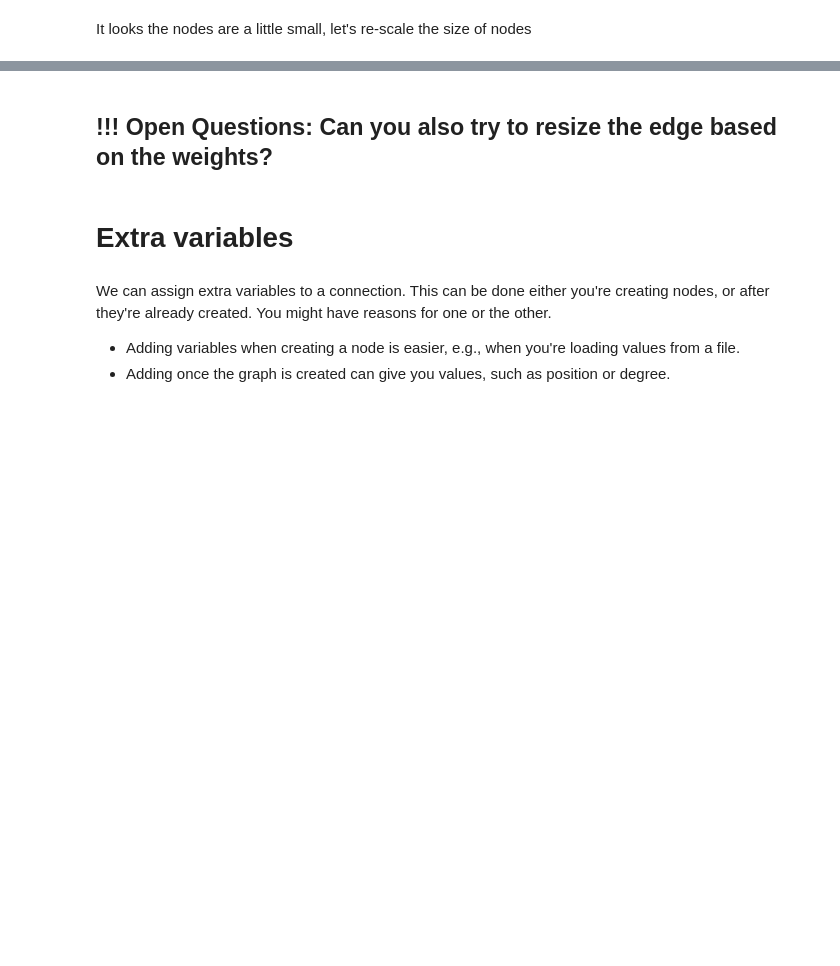
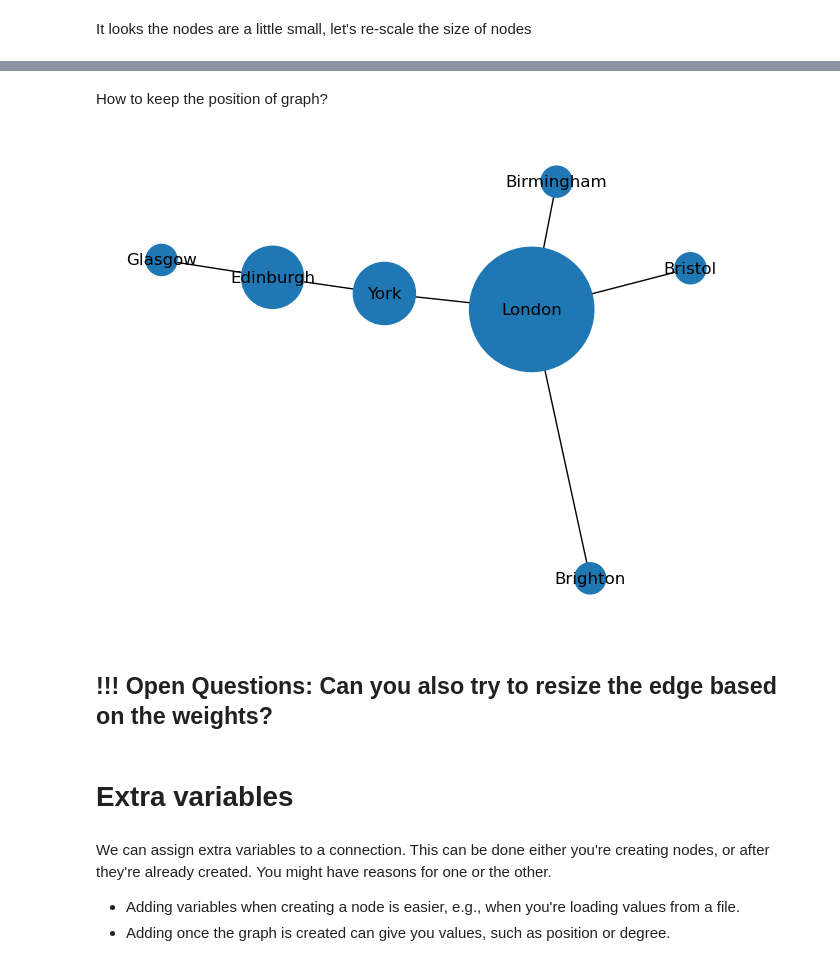
Before and after one commit to Magica-Chen/WebSNA-23-24-notes, a Jupyter notebook: Week3/Week3-graph.ipynb, the cells around one changed output, grey strips where cells are left out. Drawn from its saved outputs; the diff is of its cells as text; code cells hidden in the pictures; blank space fills up the shorter version.

```diff
--- a/Week3/Week3-graph.ipynb
+++ b/Week3/Week3-graph.ipynb
@@ -76,3 +118,12 @@ plt.show()
+# %% [markdown]
+How to keep the position of graph?
+# %%
+pos = nx.spring_layout(G, seed=2027)
+
+nx.draw(G, pos, with_labels= True, node_size = sizes)
+plt.show()
+# %% [output]
+[figure, added]
 # %% [markdown]
 ## **!!! Open Questions: Can you also try to resize the edge based on the weights?**
 # %% [markdown]
```
Also changed, not shown: parts of 21 cells of this notebook.
